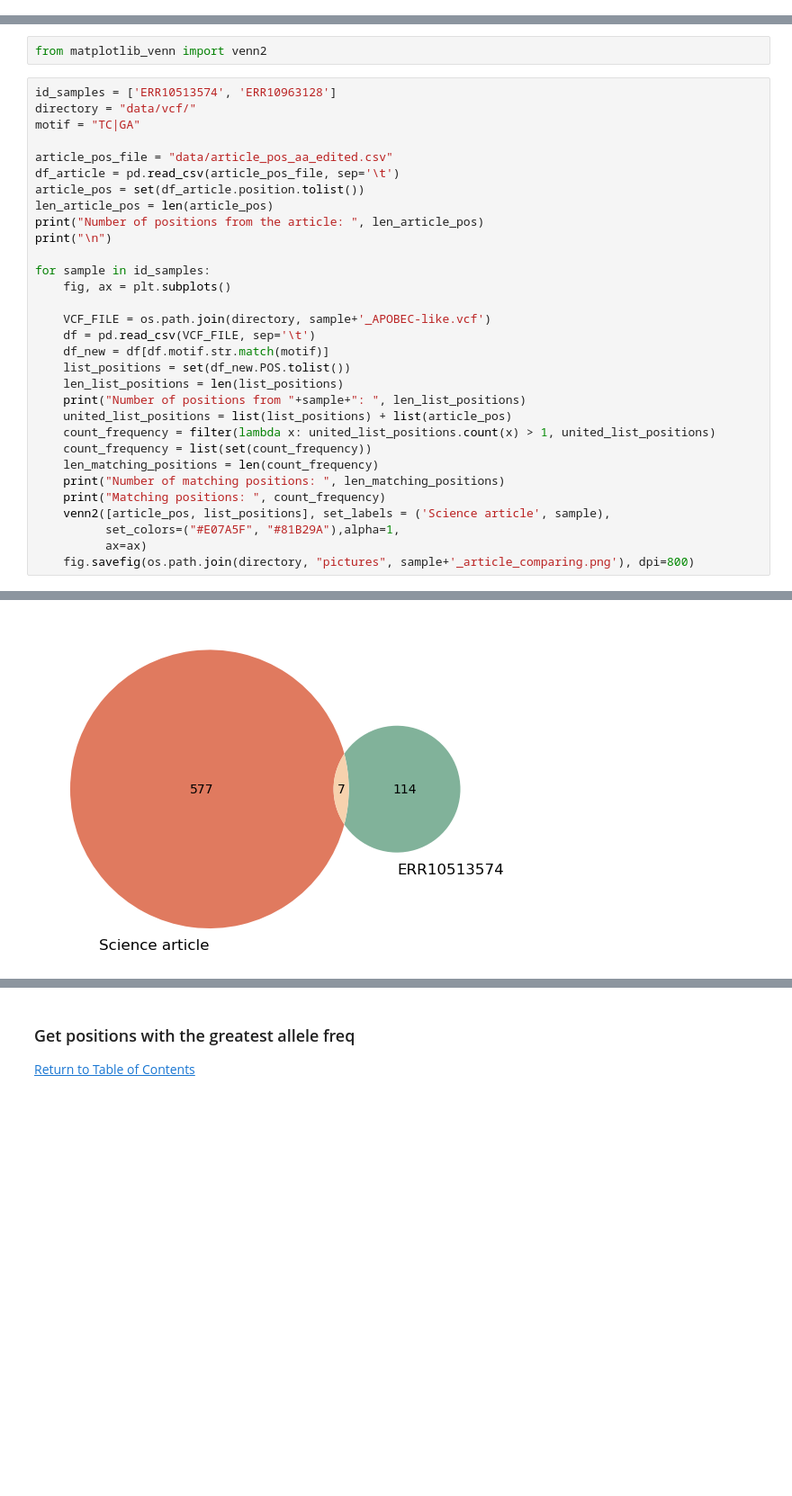
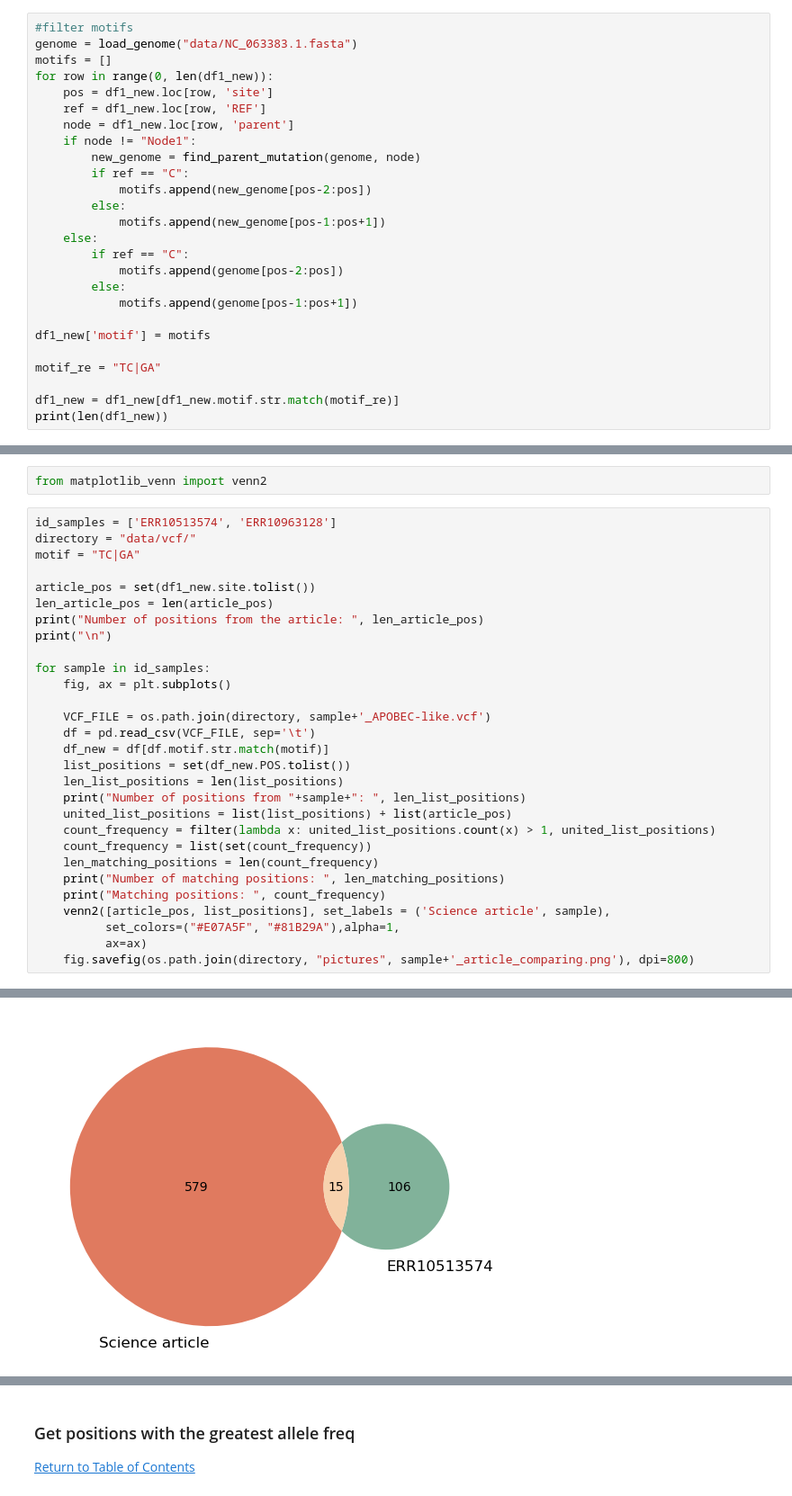
Before and after one commit to AlisaLyskova/APOBEC_mutagenesis_MPXV, a Jupyter notebook: MPXV_APOBEC.ipynb, the cells around one changed output, grey strips where cells are left out. Shown: that part at 90% size. Drawn from its saved outputs; the diff is of its cells as text; blank space fills up the shorter version.

```diff
--- a/MPXV_APOBEC.ipynb
+++ b/MPXV_APOBEC.ipynb
@@ -770,0 +894,26 @@ build sankey plot
+# %%
+#filter motifs
+genome = load_genome("data/NC_063383.1.fasta")
+motifs = []
+for row in range(0, len(df1_new)):
+    pos = df1_new.loc[row, 'site']
+    ref = df1_new.loc[row, 'REF']
+    node = df1_new.loc[row, 'parent']
+    if node != "Node1":
+        new_genome = find_parent_mutation(genome, node)
+        if ref == "C":
+            motifs.append(new_genome[pos-2:pos])
+        else:
+            motifs.append(new_genome[pos-1:pos+1])
+    else:
+        if ref == "C":
+            motifs.append(genome[pos-2:pos])
+        else:
+            motifs.append(genome[pos-1:pos+1])
+
+df1_new['motif'] = motifs
+
+motif_re = "TC|GA"
+
+df1_new = df1_new[df1_new.motif.str.match(motif_re)]
+print(len(df1_new))
@@ -775,9 +926,7 @@ id_samples = ['ERR10513574', 'ERR10963128']
 directory = "data/vcf/"
 motif = "TC|GA"
 
-article_pos_file = "data/article_pos_aa_edited.csv"
-df_article = pd.read_csv(article_pos_file, sep='\t')
-article_pos = set(df_article.position.tolist())
+article_pos = set(df1_new.site.tolist())
 len_article_pos = len(article_pos)
 print("Number of positions from the article: ", len_article_pos)
 print("\n")
@@ -814 +963 @@ Matching positions:  [117345, 190660, 64426, 148268, 61102, 108239, 142545, 1514
-[figure, old version]
+[figure, new version]
```
Also changed, not shown: parts of 7 cells of this notebook, 22 other files.
